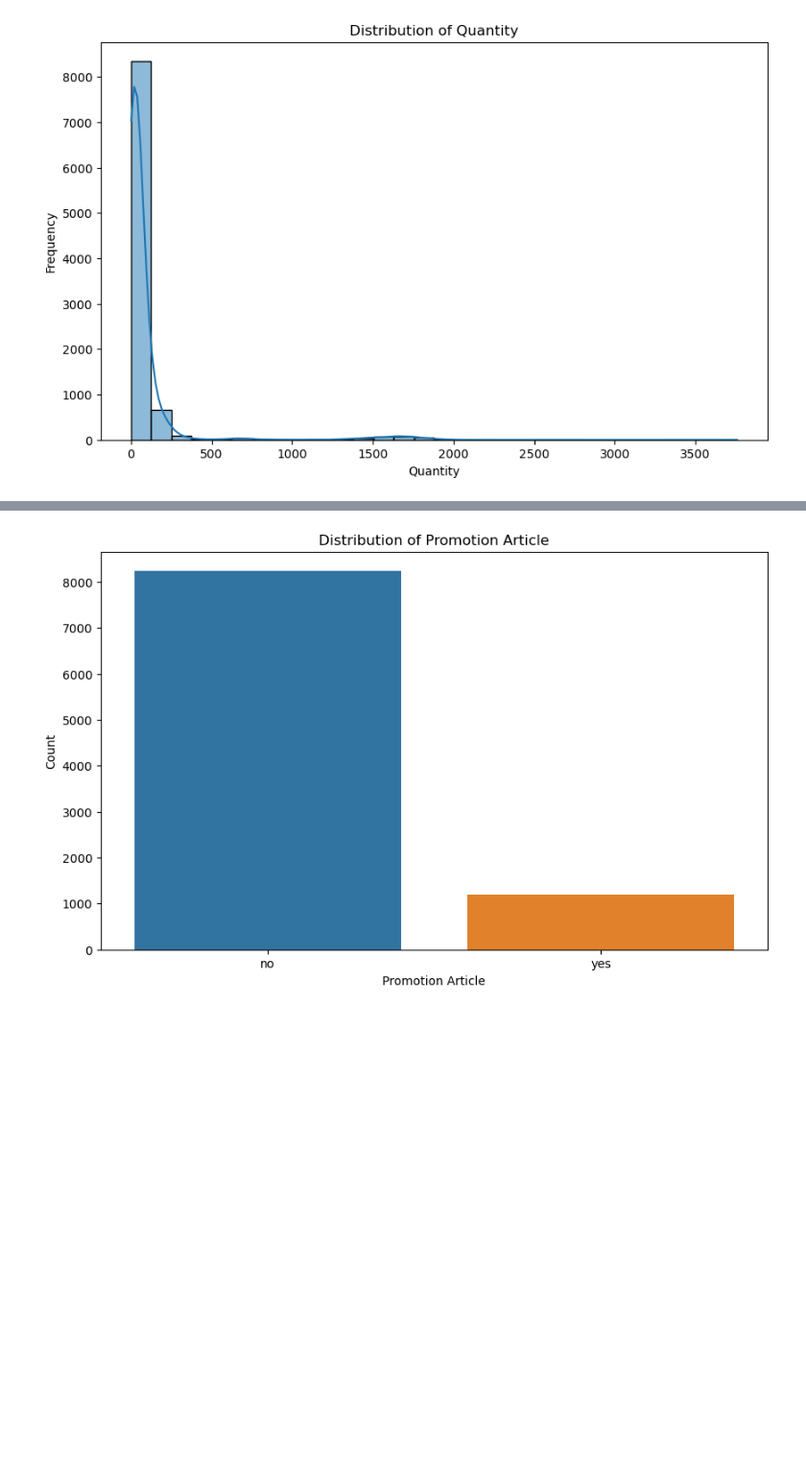
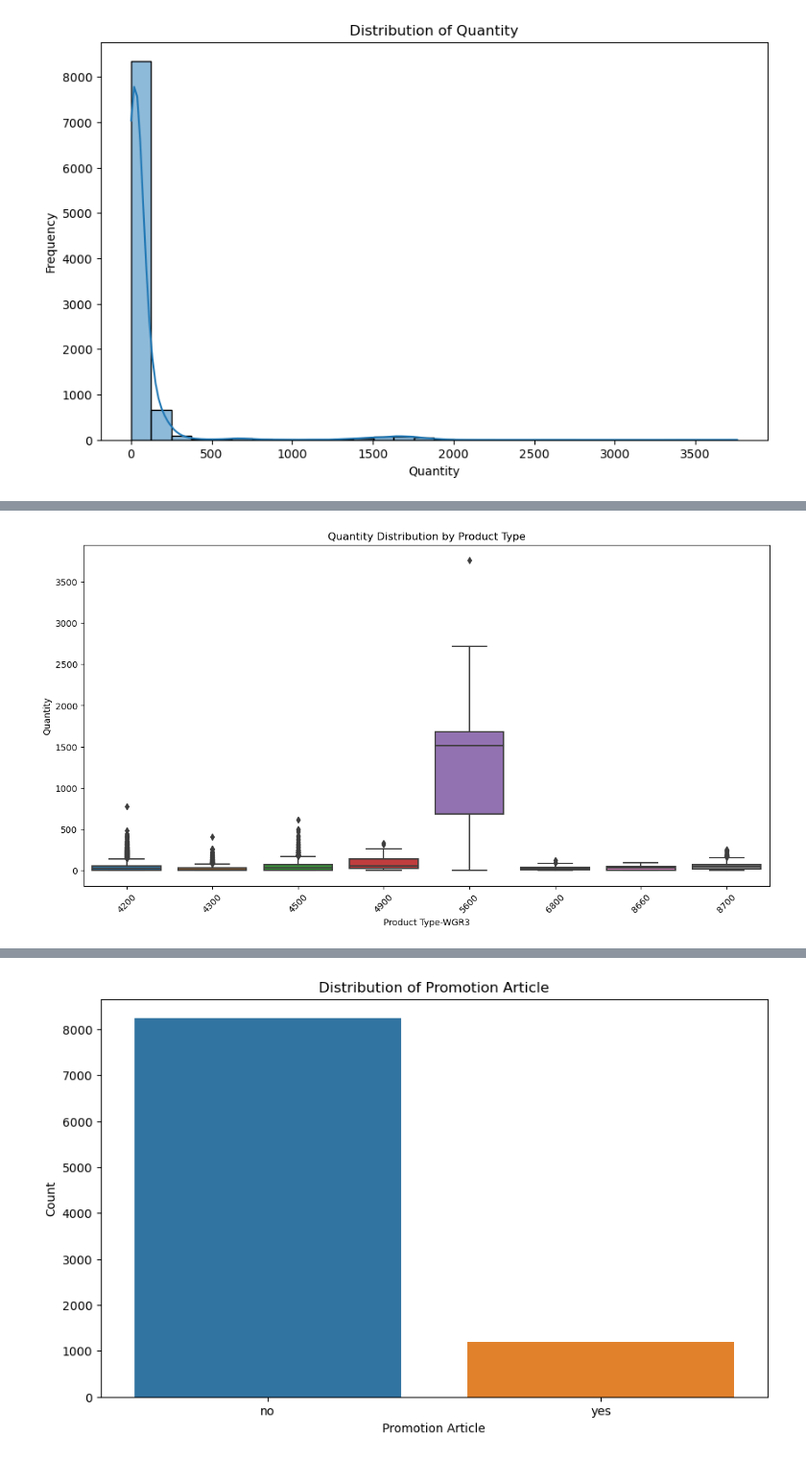
Before and after one commit to KarishmaFernandes/Forecasting-Future-Sales, a Jupyter notebook: predictingFutureSalesCircly.ipynb, the cells around one changed output, grey strips where cells are left out. Shown at 96% size. Saved outputs shown, nothing was run; the diff lists cells and outputs as text; code cells hidden in the pictures; blank space fills up the shorter version.

```diff
--- a/predictingFutureSalesCircly.ipynb
+++ b/predictingFutureSalesCircly.ipynb
@@ -354,0 +514,11 @@ plt.show()
+# %%
+# Plot quantity distribution by product type-Apple
+plt.figure(figsize=(14, 7))
+sns.boxplot(data=data, x='WGR3', y='quantity')
+plt.title('Quantity Distribution by Product Type')
+plt.xlabel('Product Type-WGR3')
+plt.ylabel('Quantity')
+plt.xticks(rotation=45)
+plt.show()
+# %% [output]
+[figure, added]
```
Also changed, not shown: parts of 61 cells of this notebook.
